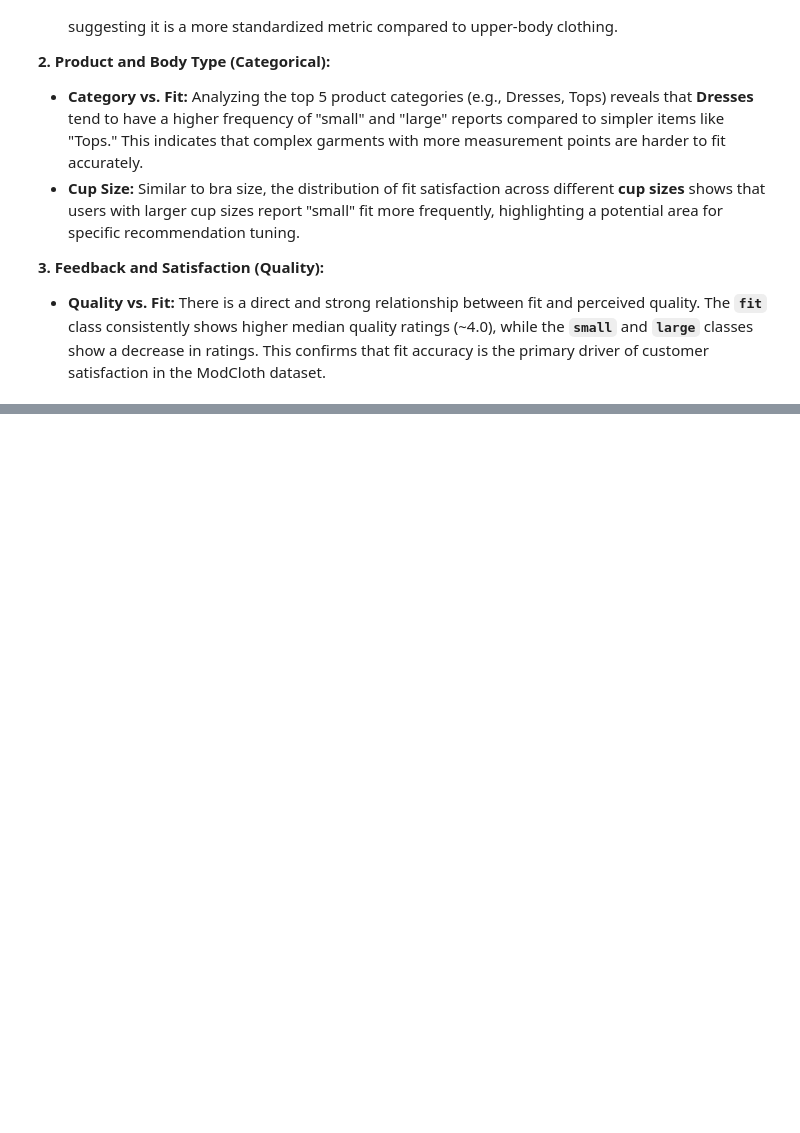
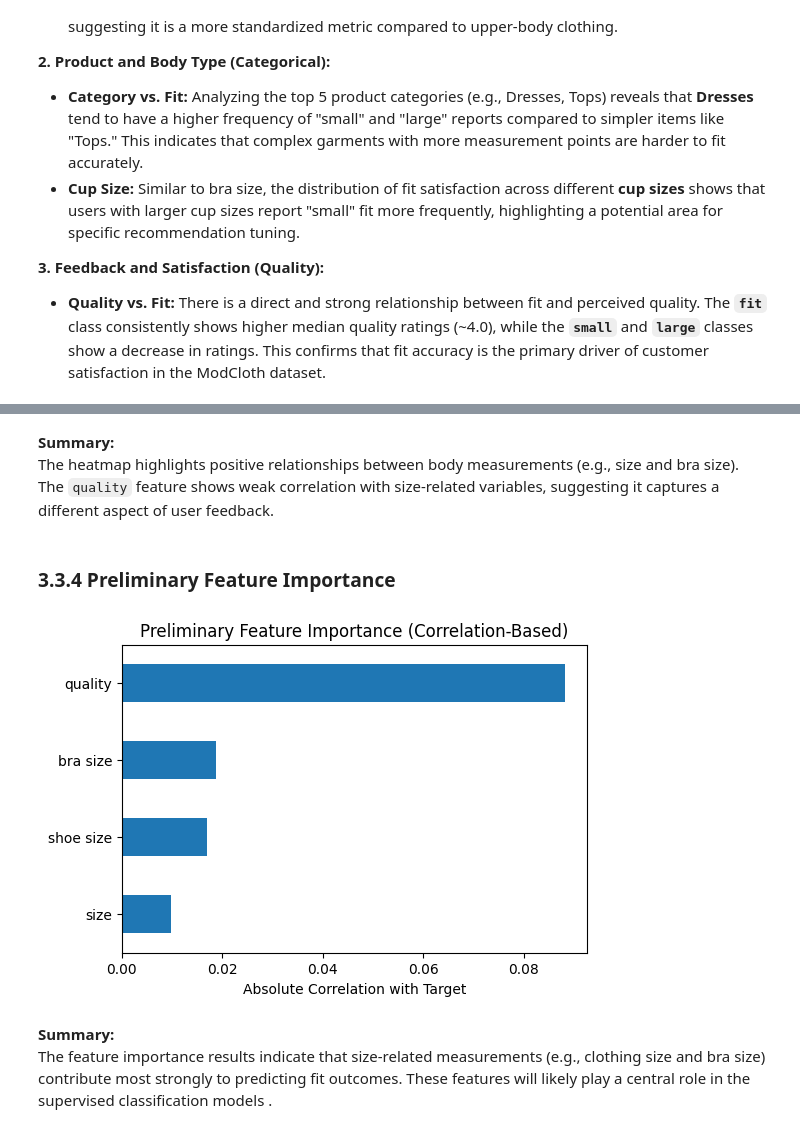
Before and after one commit to alameer515/SWE485-Project-Group10, a Jupyter notebook: Phase1_Data_Exploration.ipynb, the cells around one changed output, grey strips where cells are left out. Saved outputs shown, nothing was run; the diff lists cells and outputs as text; code cells hidden in the pictures; blank space fills up the shorter version.

```diff
--- a/Phase1_Data_Exploration.ipynb
+++ b/Phase1_Data_Exploration.ipynb
@@ -289,0 +267,37 @@ Overall, this analysis helped identify which features are most relevant for pred
+# %% [markdown]
+**Summary:**
+The heatmap highlights positive relationships between body measurements
+(e.g., size and bra size). The `quality` feature shows weak correlation
+with size-related variables, suggesting it captures a different aspect
+of user feedback.
+# %% [markdown]
+### 3.3.4 Preliminary Feature Importance
+# %%
+
+num_features = ['size', 'bra size', 'quality', 'shoe size']
+num_features = [col for col in num_features if col in df.columns]
+
+
+temp_df = df[['fit'] + num_features].dropna().copy()
+
+
+fit_mapping = {'small': 0, 'fit': 1, 'large': 2}
+temp_df['fit_encoded'] = temp_df['fit'].map(fit_mapping)
+
+
+importance = temp_df[num_features].corrwith(temp_df['fit_encoded']).abs().sort_values()
+
+
+plt.figure(figsize=(6,4))
+importance.plot(kind='barh')
+plt.title("Preliminary Feature Importance (Correlation-Based)")
+plt.xlabel("Absolute Correlation with Target")
+plt.show()
+# %% [output]
+[figure, added]
+# %% [markdown]
+**Summary:**
+The feature importance results indicate that size-related measurements
+(e.g., clothing size and bra size) contribute most strongly to predicting
+fit outcomes. These features will likely play a central role in the
+supervised classification models .
```
Also changed, not shown: parts of 26 cells of this notebook.
